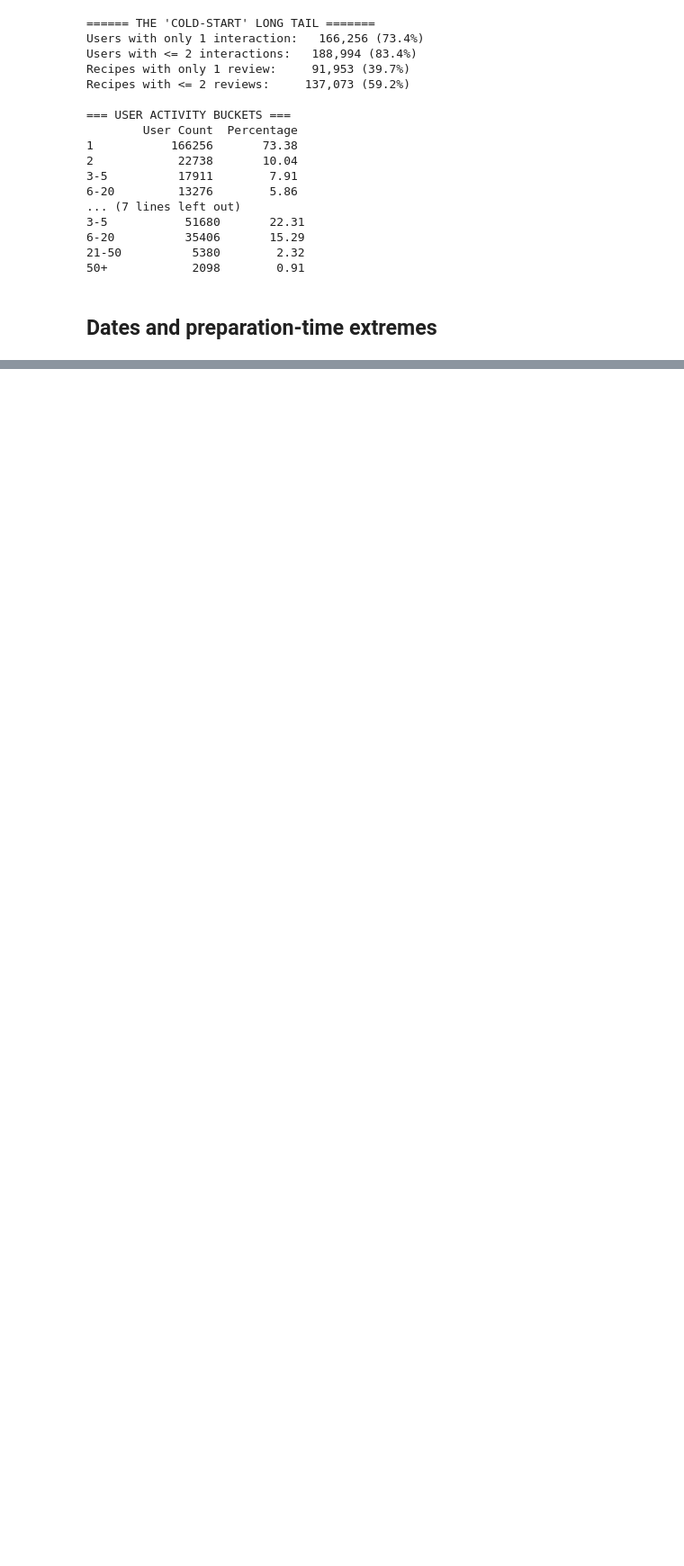
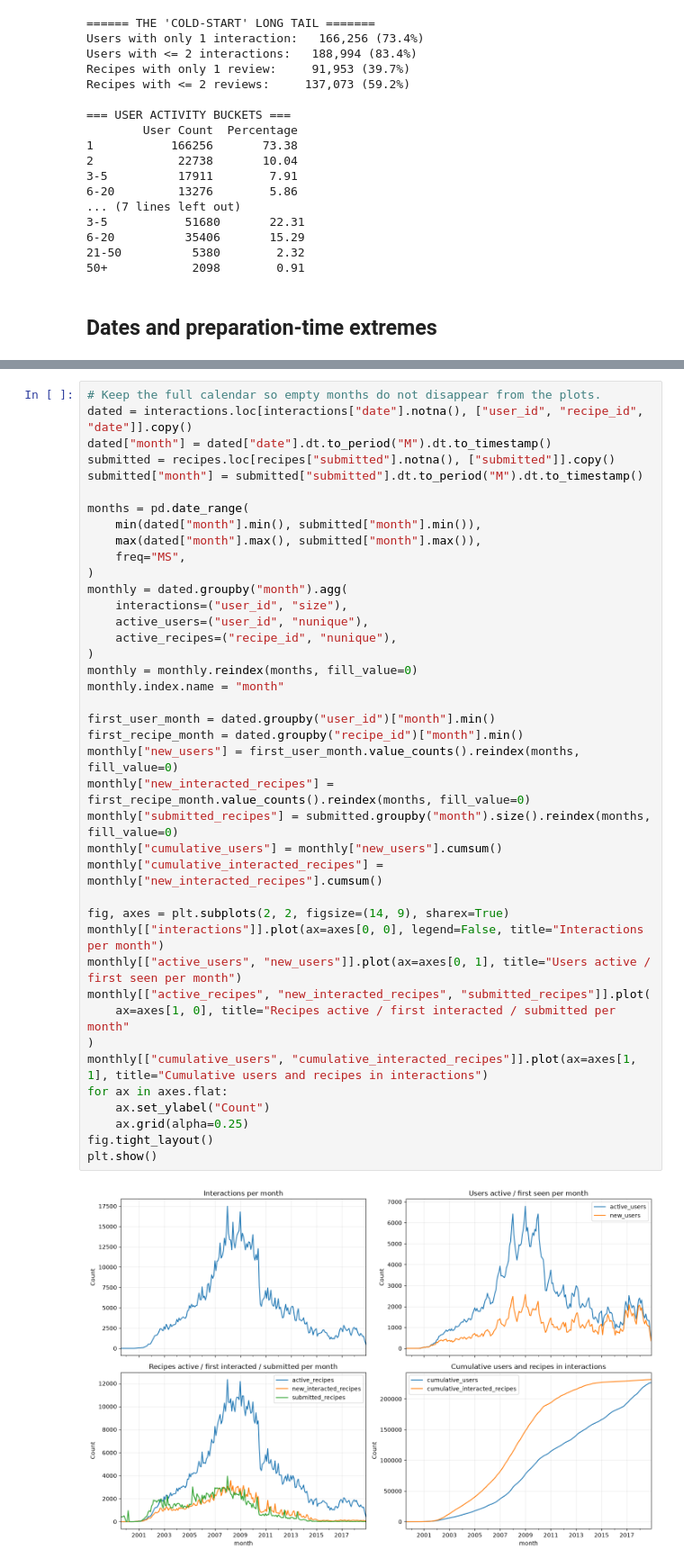
Before and after one commit to mihikabairathi/ml_in_practice_project, a Jupyter notebook: notebooks/eda.ipynb, the cells around one changed output, grey strips where cells are left out. Shown at 90% size. Cells and saved outputs as stored; diff of their text form; blank space fills up the shorter version.

```diff
--- a/notebooks/eda.ipynb
+++ b/notebooks/eda.ipynb
@@ -219,0 +224,42 @@ Interaction range: 2000-01-25 00:00:00 to 2018-12-20 00:00:00 invalid/missing: 0
+# %%
+# Keep the full calendar so empty months do not disappear from the plots.
+dated = interactions.loc[interactions["date"].notna(), ["user_id", "recipe_id", "date"]].copy()
+dated["month"] = dated["date"].dt.to_period("M").dt.to_timestamp()
+submitted = recipes.loc[recipes["submitted"].notna(), ["submitted"]].copy()
+submitted["month"] = submitted["submitted"].dt.to_period("M").dt.to_timestamp()
+
+months = pd.date_range(
+    min(dated["month"].min(), submitted["month"].min()),
+    max(dated["month"].max(), submitted["month"].max()),
+    freq="MS",
+)
+monthly = dated.groupby("month").agg(
+    interactions=("user_id", "size"),
+    active_users=("user_id", "nunique"),
+    active_recipes=("recipe_id", "nunique"),
+)
+monthly = monthly.reindex(months, fill_value=0)
+monthly.index.name = "month"
+
+first_user_month = dated.groupby("user_id")["month"].min()
+first_recipe_month = dated.groupby("recipe_id")["month"].min()
+monthly["new_users"] = first_user_month.value_counts().reindex(months, fill_value=0)
+monthly["new_interacted_recipes"] = first_recipe_month.value_counts().reindex(months, fill_value=0)
+monthly["submitted_recipes"] = submitted.groupby("month").size().reindex(months, fill_value=0)
+monthly["cumulative_users"] = monthly["new_users"].cumsum()
+monthly["cumulative_interacted_recipes"] = monthly["new_interacted_recipes"].cumsum()
+
+fig, axes = plt.subplots(2, 2, figsize=(14, 9), sharex=True)
+monthly[["interactions"]].plot(ax=axes[0, 0], legend=False, title="Interactions per month")
+monthly[["active_users", "new_users"]].plot(ax=axes[0, 1], title="Users active / first seen per month")
+monthly[["active_recipes", "new_interacted_recipes", "submitted_recipes"]].plot(
+    ax=axes[1, 0], title="Recipes active / first interacted / submitted per month"
+)
+monthly[["cumulative_users", "cumulative_interacted_recipes"]].plot(ax=axes[1, 1], title="Cumulative users and recipes in interactions")
+for ax in axes.flat:
+    ax.set_ylabel("Count")
+    ax.grid(alpha=0.25)
+fig.tight_layout()
+plt.show()
+# %% [output]
+[figure, added]
```
Also changed, not shown: parts of 9 cells of this notebook.
